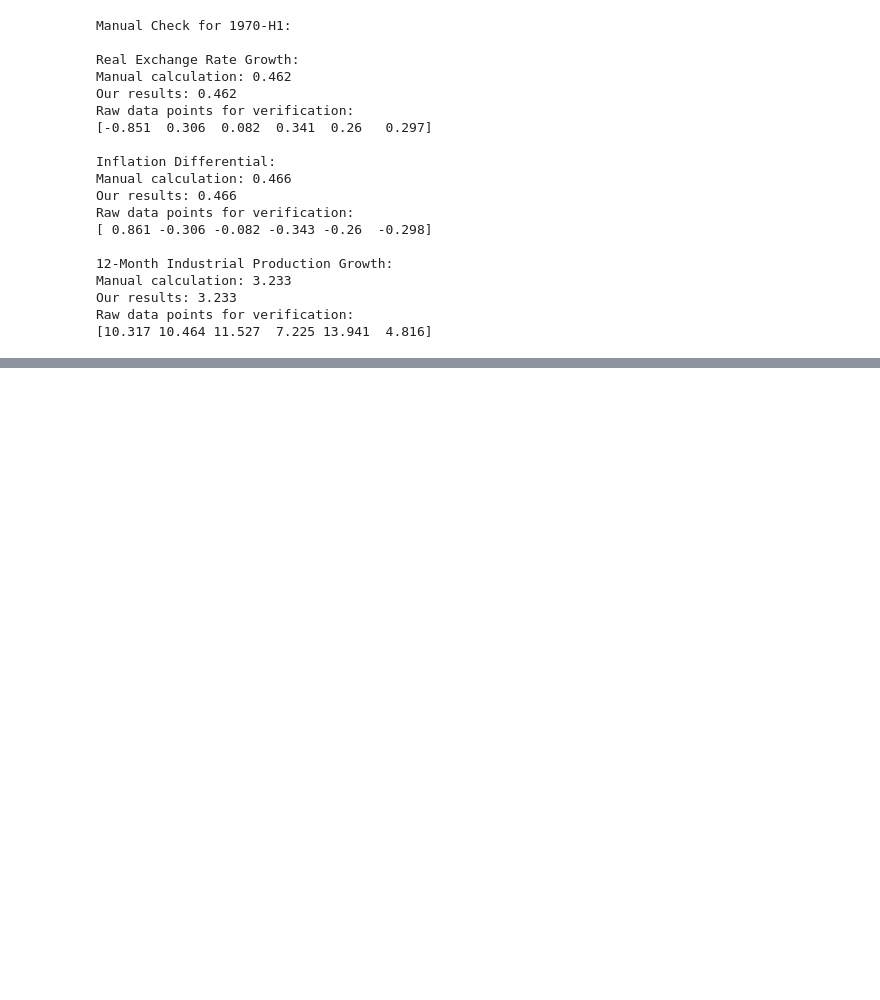
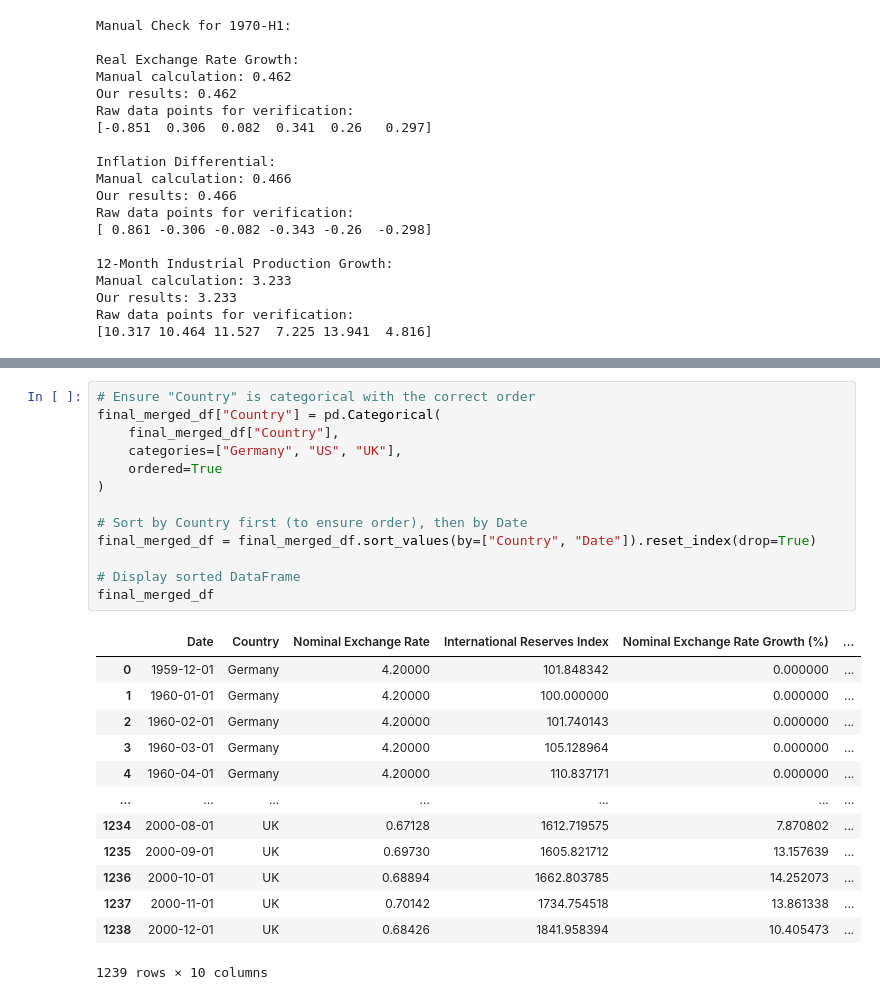
Before and after one commit to EC1B1-Macro-Project/Germany_Coursework, a Jupyter notebook: code/NB00.ipynb, the cells around one changed output, grey strips where cells are left out. Saved outputs shown, nothing was run; the diff lists cells and outputs as text; blank space fills up the shorter version.

```diff
--- a/code/NB00.ipynb
+++ b/code/NB00.ipynb
@@ -1132,0 +1278,27 @@ plt.show()
+# %%
+# Ensure "Country" is categorical with the correct order
+final_merged_df["Country"] = pd.Categorical(
+    final_merged_df["Country"],
+    categories=["Germany", "US", "UK"],
+    ordered=True
+)
+
+# Sort by Country first (to ensure order), then by Date
+final_merged_df = final_merged_df.sort_values(by=["Country", "Date"]).reset_index(drop=True)
+
+# Display sorted DataFrame
+final_merged_df
+# %% [output]
+|  | Date | Country | Nominal Exchange Rate | International Reserves Index | Nominal Exchange Rate Growth (%) | ... |
+| 0 | 1959-12-01 | Germany | 4.20000 | 101.848342 | 0.000000 | ... |
+| 1 | 1960-01-01 | Germany | 4.20000 | 100.000000 | 0.000000 | ... |
+| 2 | 1960-02-01 | Germany | 4.20000 | 101.740143 | 0.000000 | ... |
+| 3 | 1960-03-01 | Germany | 4.20000 | 105.128964 | 0.000000 | ... |
+| 4 | 1960-04-01 | Germany | 4.20000 | 110.837171 | 0.000000 | ... |
+| ... | ... | ... | ... | ... | ... | ... |
+| 1234 | 2000-08-01 | UK | 0.67128 | 1612.719575 | 7.870802 | ... |
+| 1235 | 2000-09-01 | UK | 0.69730 | 1605.821712 | 13.157639 | ... |
+| 1236 | 2000-10-01 | UK | 0.68894 | 1662.803785 | 14.252073 | ... |
+| 1237 | 2000-11-01 | UK | 0.70142 | 1734.754518 | 13.861338 | ... |
+| 1238 | 2000-12-01 | UK | 0.68426 | 1841.958394 | 10.405473 | ... |
+1239 rows × 10 columns
```
Also changed, not shown: parts of 26 cells of this notebook, 3 other files.
